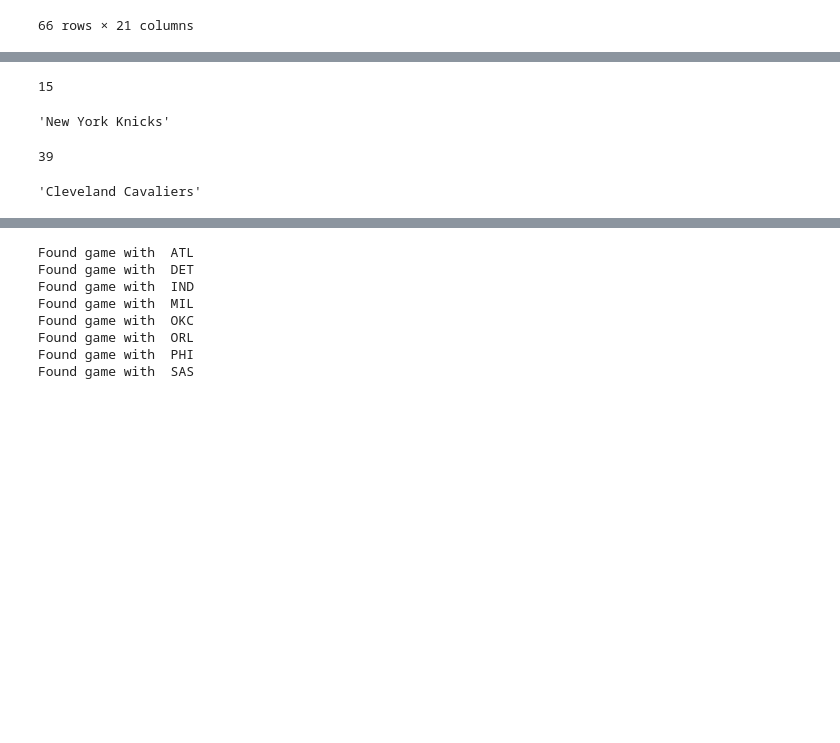
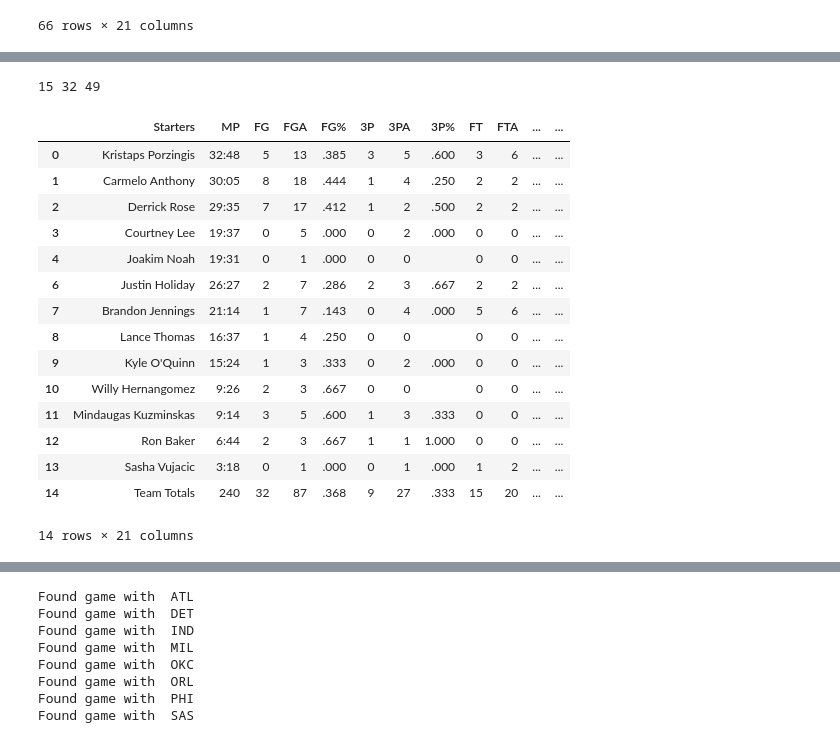
Before and after one commit to alhuang10/Basketball-Predictions, a Jupyter notebook: Basketball Reference Parsing.ipynb, the cells around one changed output, grey strips where cells are left out. Cells and saved outputs as stored; diff of their text form; code cells hidden in the pictures; blank space fills up the shorter version.

Commit message:
Code for getting regular and advanced stats for all players for each game.

```diff
--- a/Basketball Reference Parsing.ipynb
+++ b/Basketball Reference Parsing.ipynb
@@ -113,0 +40,19 @@ print(x)
+# %%
+# Get the main stat column headers
+main_column_headers = [th.getText() for th in
+                  data_rows[1].findAll('th')]
+
+
+# Get the advanced stat column headers
+empty_row = None
+for i in range(1,len(data_rows)): # Skip the first empty row because it preceeds main column headers
+    #print(data_rows[i].findAll('th')[0].getText())
+    player_name = data_rows[i].findAll('th')[0].getText()
+
+    if player_name == "":
+        empty_row = i
+        break
+
+advanced_column_row = empty_row + 1
+
+other_column_headers = [th.getText() for th in data_rows[advanced_column_row].findAll('th')]
@@ -114,3 +65,7 @@ print(x)
 # %%
+# Iterate all the data rows and store the information in player_data
 player_data = [[data_rows[i].findAll('th')[0].getText()] + [td.getText() for td in data_rows[i].findAll('td')]
                for i in range(len(data_rows))]
+
+# Ignore first empty row and second row of column values
+player_data = player_data[2:]
@@ -137,7 +71,0 @@ player_data[0]
-# %%
-for i in range(len(data_rows)):
-    #print(data_rows[i].findAll('th')[0].getText())
-    player_name = data_rows[i].findAll('th')[0].getText()
-
-    print(i, player_data[i])
-    player_data[i] = [player_name] + player_data[i]
@@ -250,16 +116,31 @@ AttributeError: 'NavigableString' object has no attribute 'indexof'
-# %%
-title_string.find(' at ')
-# %% [output]
-15
-# %%
-title_string[:15]
-# %% [output]
-'New York Knicks'
-# %%
-title_string.find('Box')
-# %% [output]
-39
-# %%
-title_string[19:38]
-# %% [output]
-'Cleveland Cavaliers'
+# %%
+# Getting the empty row indices that divide between basic and advanced stats
+
+first_empty, second_empty, third_empty = df[df['Starters'] == ''].index.tolist()
+print(first_empty, second_empty, third_empty)
+# %% [output]
+15 32 49
+# %%
+# Getting regular stats for the first team
+
+regular_stats_team_1 = df.iloc[:first_empty]
+# Removing the useless reserves rows
+regular_stats_team_1 = regular_stats_team_1.loc[df['Starters'] != 'Reserves']
+regular_stats_team_1
+# %% [output]
+|  | Starters | MP | FG | FGA | FG% | 3P | 3PA | 3P% | FT | FTA | ... | ... |
+| 0 | Kristaps Porzingis | 32:48 | 5 | 13 | .385 | 3 | 5 | .600 | 3 | 6 | ... | ... |
+| 1 | Carmelo Anthony | 30:05 | 8 | 18 | .444 | 1 | 4 | .250 | 2 | 2 | ... | ... |
+| 2 | Derrick Rose | 29:35 | 7 | 17 | .412 | 1 | 2 | .500 | 2 | 2 | ... | ... |
+| 3 | Courtney Lee | 19:37 | 0 | 5 | .000 | 0 | 2 | .000 | 0 | 0 | ... | ... |
+| 4 | Joakim Noah | 19:31 | 0 | 1 | .000 | 0 | 0 |  | 0 | 0 | ... | ... |
+| 6 | Justin Holiday | 26:27 | 2 | 7 | .286 | 2 | 3 | .667 | 2 | 2 | ... | ... |
+| 7 | Brandon Jennings | 21:14 | 1 | 7 | .143 | 0 | 4 | .000 | 5 | 6 | ... | ... |
+| 8 | Lance Thomas | 16:37 | 1 | 4 | .250 | 0 | 0 |  | 0 | 0 | ... | ... |
+| 9 | Kyle O'Quinn | 15:24 | 1 | 3 | .333 | 0 | 2 | .000 | 0 | 0 | ... | ... |
+| 10 | Willy Hernangomez | 9:26 | 2 | 3 | .667 | 0 | 0 |  | 0 | 0 | ... | ... |
+| 11 | Mindaugas Kuzminskas | 9:14 | 3 | 5 | .600 | 1 | 3 | .333 | 0 | 0 | ... | ... |
+| 12 | Ron Baker | 6:44 | 2 | 3 | .667 | 1 | 1 | 1.000 | 0 | 0 | ... | ... |
+| 13 | Sasha Vujacic | 3:18 | 0 | 1 | .000 | 0 | 1 | .000 | 1 | 2 | ... | ... |
+| 14 | Team Totals | 240 | 32 | 87 | .368 | 9 | 27 | .333 | 15 | 20 | ... | ... |
+14 rows × 21 columns
```
Also changed, not shown: parts of 35 cells of this notebook.
